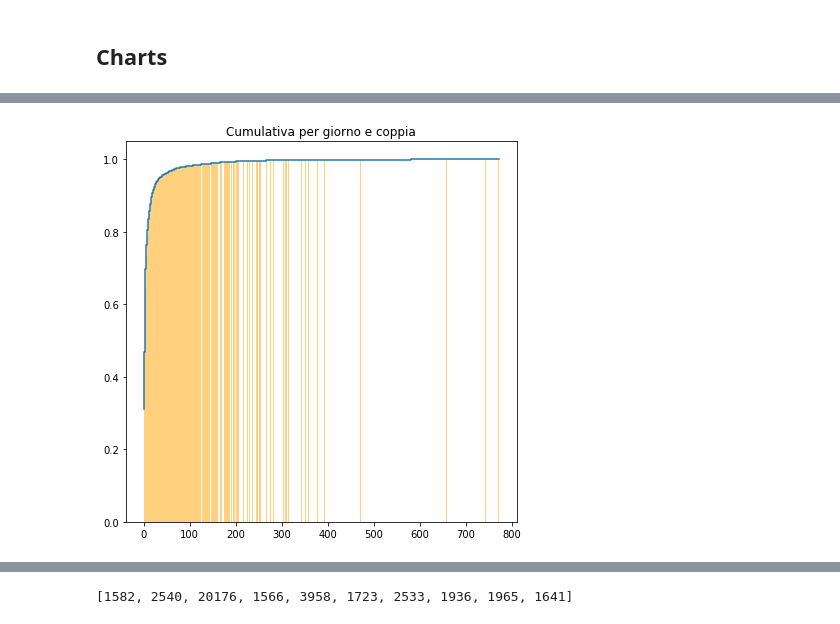
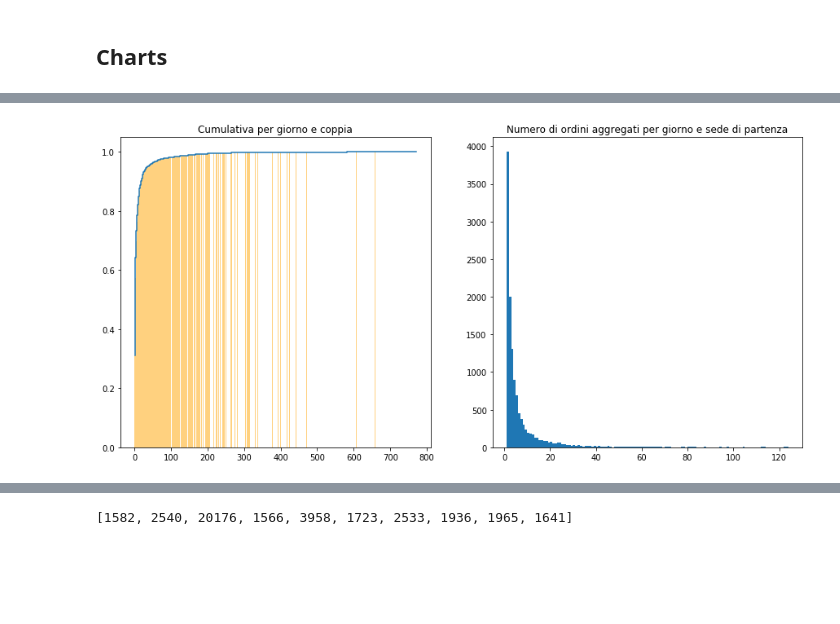
Before and after one commit to MassimoCavagna/Bachelor-Thesis, a Jupyter notebook: Dati/explorative_analysis/Distribution_analysis.ipynb, the cells around one changed output, grey strips where cells are left out. Saved outputs shown, nothing was run; the diff lists cells and outputs as text; code cells hidden in the pictures; blank space fills up the shorter version.

Commit message:
Distribution plot

```diff
--- a/Dati/explorative_analysis/Distribution_analysis.ipynb
+++ b/Dati/explorative_analysis/Distribution_analysis.ipynb
@@ -49,0 +116,4 @@ def manage_exception(string):
+# %%
+for el in to_be_removed_very_male:
+    ords_aggregated = ords_aggregated.drop(el)
+ords_aggregated
@@ -81,23 +168,3 @@ for d in k.index:
 daily_d.to_csv("distribution/week_biblio_freq.csv", sep=";", encoding = "ISO-8859-1")
 # %% [markdown]
 ## Charts
-# %%
-#Single biblio freq
-s_b_f = pd.read_csv("distribution/biblio_freq.csv", delimiter=";", encoding = "ISO-8859-1", index_col=0)
-
-tot_rz_p = [n for n in s_b_f["partenza"] if n!=0]
-tot_rz_d = [n for n in s_b_f["destinazione"] if n!=0]
-x = []
-y = []
-for i in range(1,10000):
-    c = list(s_b_f["partenza"]).count(i)
-    if c>0:
-        y.append(c)
-        x.append(i)
-xd = []
-yd = []
-for i in range(1,10000):
-    c = list(s_b_f["destinazione"]).count(i)
-    if c>0:
-        yd.append(c)
-        xd.append(i)
@@ -107,0 +171,4 @@ max(s_b_f["partenza"])
+# %%
+#Single biblio freq
+s_b_f = pd.read_csv("distribution/ords_by_date_filtered.csv", delimiter=";", encoding = "ISO-8859-1", index_col=0)
+s_b_f
@@ -108,2 +193,10 @@ max(s_b_f["partenza"])
+# %%
+x = []
+y = []
+for i in range(1,max(s_b_f["biblioteca_destinazione"])):
+    c=list(s_b_f["biblioteca_destinazione"].values).count(i)
+    if c>0:
+        y.append(c)
+        x.append(i)
 # %%
 #Distribuzioni con numero di ordini divisi per bibliteca
@@ -153,11 +229,16 @@ for i in range(1,1000):
         y.append(c)
         x.append(i)
 # %%
-plt.figure(figsize=[7,7])
+plt.figure(figsize=[15,7])
+plt.subplot(121)
 plt.bar(x, np.cumsum(y)/max(np.cumsum(y)), width=1, color="orange", alpha=0.5)
 plt.step(x, np.cumsum(y)/max(np.cumsum(y)))
 plt.title("Cumulativa per giorno e coppia")
 
+plt.subplot(122)
+plt.hist(tot_rz, bins=range(1, 125, 1))
+plt.title("Numero di ordini aggregati per giorno e sede di partenza")
+
 plt.show()
 # %% [output]
-[figure, old version]
+[figure, new version]
```
Also changed, not shown: parts of 16 cells of this notebook, 9 other files.
